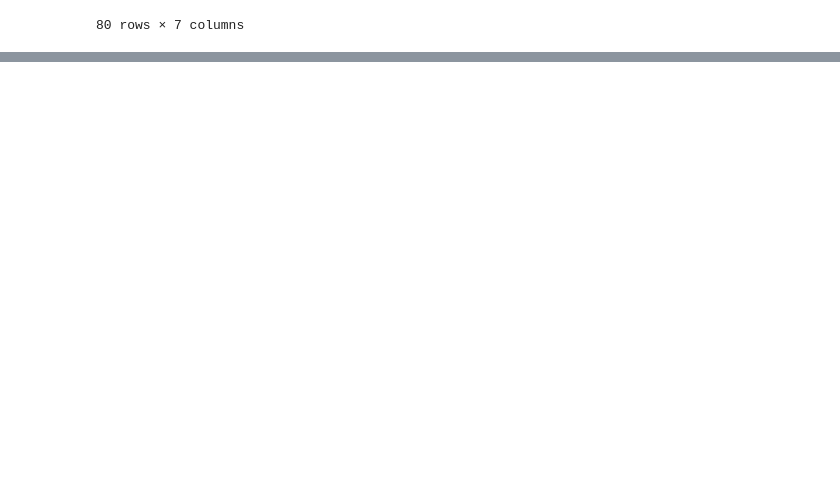
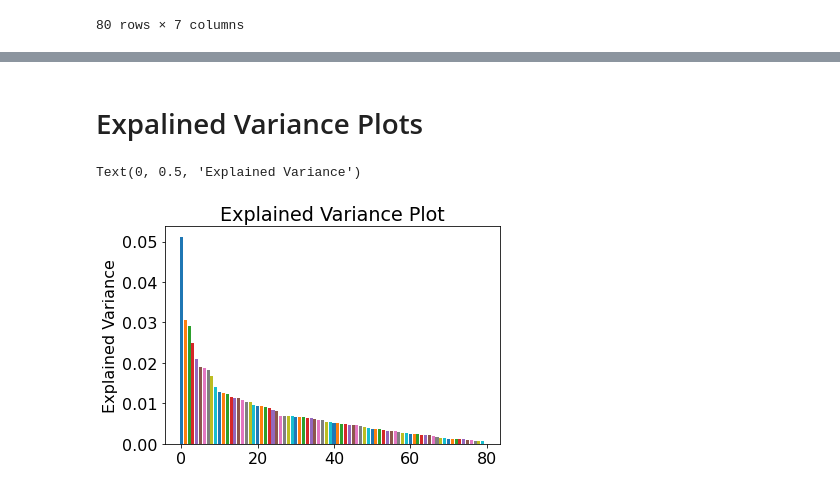
Before and after one commit to Reosu/modulome_mtb, a Jupyter notebook: notebooks/5_QC_QA_Summary.ipynb, the cells around one changed output, grey strips where cells are left out. Saved outputs shown, nothing was run; the diff lists cells and outputs as text; code cells hidden in the pictures; blank space fills up the shorter version.

```diff
--- a/notebooks/5_QC_QA_Summary.ipynb
+++ b/notebooks/5_QC_QA_Summary.ipynb
@@ -177 +174,17 @@ Text(0.5, 1.0, 'Precision/Recall Plot')
 [figure]
+# %% [markdown]
+# Expalined Variance Plots
+# %%
+explained_variance_values = {}
+for i in ica_data.A.index:
+    explained_variance_values.update({i:explained_variance(ica_data,imodulons=i)})
+fig,ax = plt.subplots()
+count = 0
+for i in sorted(explained_variance_values.values(),reverse=True):
+    ax.bar(count,i)
+    count +=1
+ax.set_title("Explained Variance Plot")
+ax.set_ylabel("Explained Variance")
+# %% [output]
+Text(0, 0.5, 'Explained Variance')
+[figure, added]
```
Also changed, not shown: parts of 3 cells of this notebook, 2 other files.
